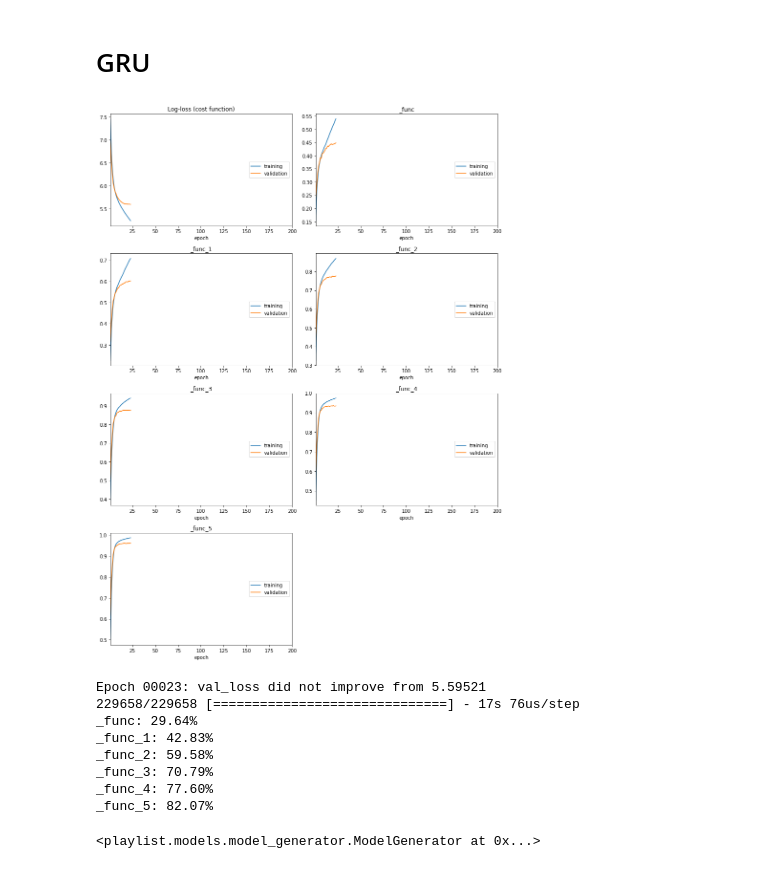
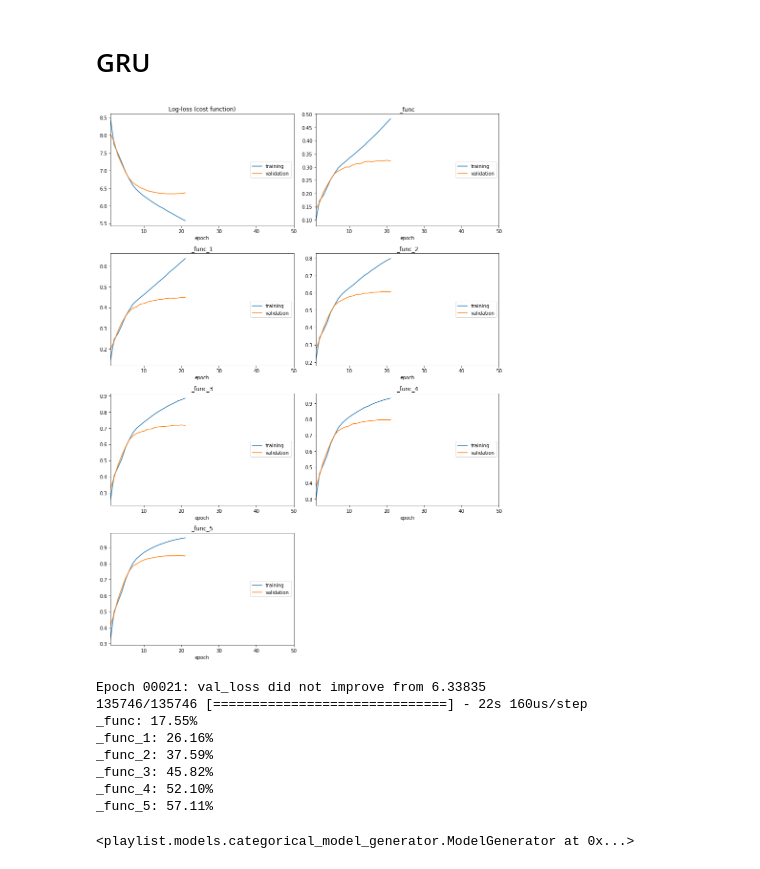
Before and after one commit to burakkose/rnn-playlist-prediction, a Jupyter notebook: simple-gru.ipynb, the cells around one changed output. Cells and saved outputs as stored; diff of their text form; code cells hidden in the pictures.

Commit message:
SimpleGRU on big dataset

```diff
--- a/simple-gru.ipynb
+++ b/simple-gru.ipynb
@@ -3,16 +3,16 @@
 # %%
 from playlist.models.categorical_model_generator import ModelGenerator
 from playlist.tools.data import DatasetMode
 
-ModelGenerator().process().evaluate()
+ModelGenerator(mode=DatasetMode.big).process().evaluate()
 # %% [output]
-[figure, old version]
+[figure, new version]
-Epoch 00023: val_loss did not improve from 5.59521
-229658/229658 [==============================] - 17s 76us/step
-_func: 29.64%
-_func_1: 42.83%
-_func_2: 59.58%
-_func_3: 70.79%
-_func_4: 77.60%
-_func_5: 82.07%
+Epoch 00021: val_loss did not improve from 6.33835
+135746/135746 [==============================] - 22s 160us/step
+_func: 17.55%
+_func_1: 26.16%
+_func_2: 37.59%
+_func_3: 45.82%
+_func_4: 52.10%
+_func_5: 57.11%
-<playlist.models.model_generator.ModelGenerator at 0x...>
+<playlist.models.categorical_model_generator.ModelGenerator at 0x...>
```
Also changed, not shown: 3 other files.
